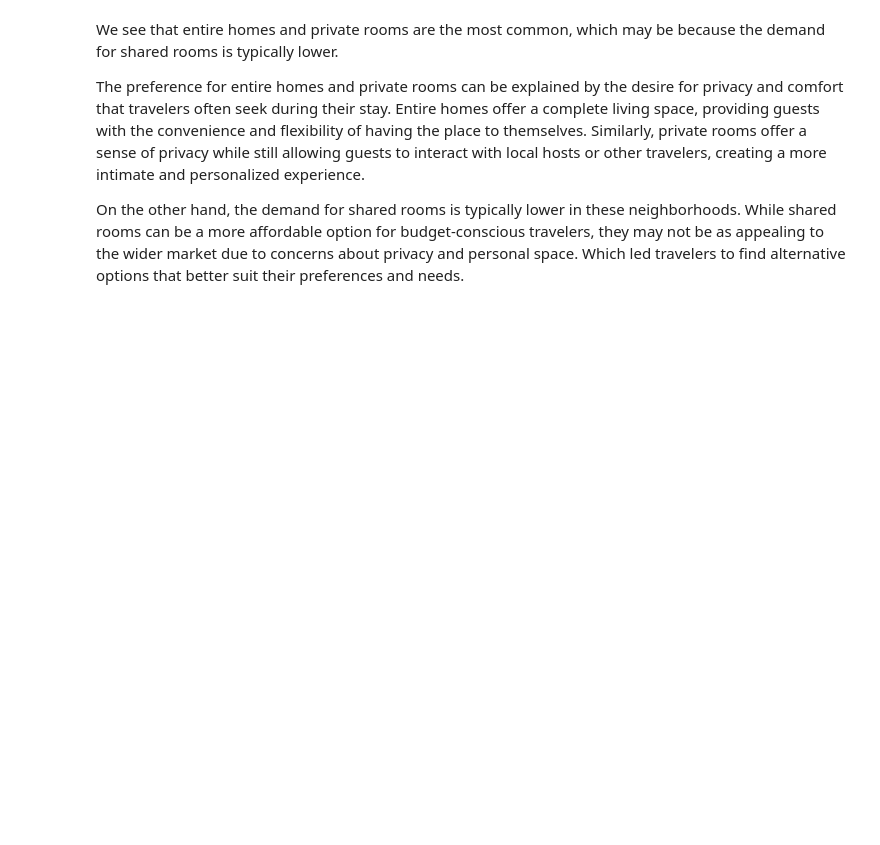
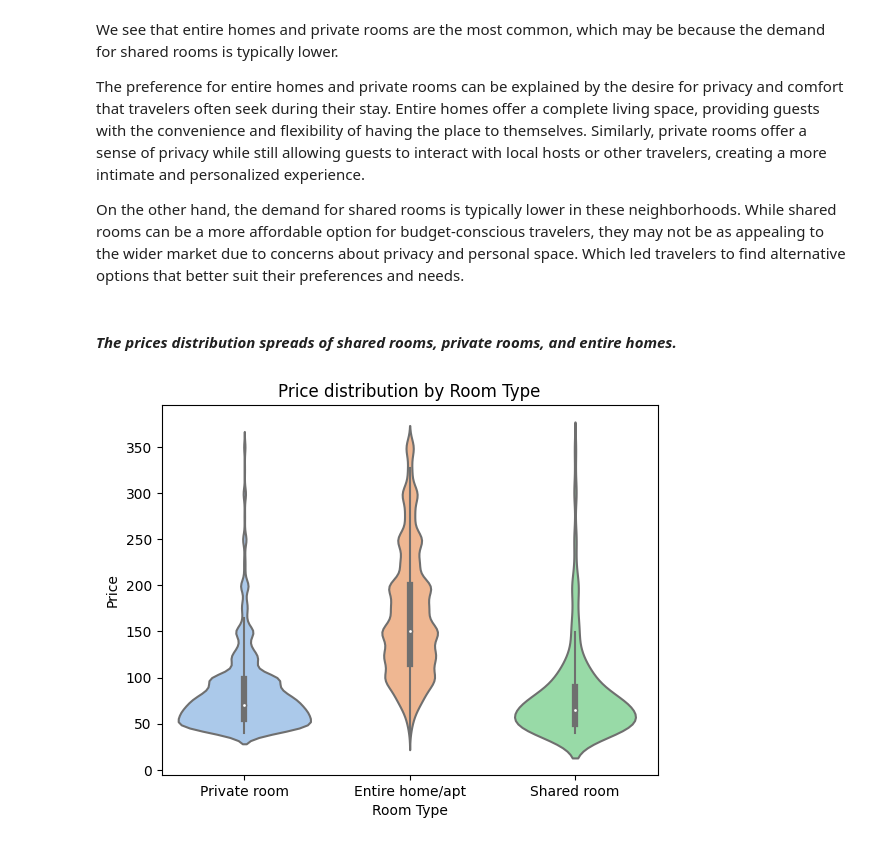
Before and after one commit to Nilaadri/Projects, a Jupyter notebook: NYC_Airbnb_Exploratory_Data_Analysis.ipynb, the cells around one changed output. Drawn from its saved outputs; the diff is of its cells as text; code cells hidden in the pictures; blank space fills up the shorter version.

```diff
--- a/NYC_Airbnb_Exploratory_Data_Analysis.ipynb
+++ b/NYC_Airbnb_Exploratory_Data_Analysis.ipynb
@@ -365,3 +369,11 @@ We see that entire homes and private rooms are the most common, which may be bec
 The preference for entire homes and private rooms can be explained by the desire for privacy and comfort that travelers often seek during their stay. Entire homes offer a complete living space, providing guests with the convenience and flexibility of having the place to themselves. Similarly, private rooms offer a sense of privacy while still allowing guests to interact with local hosts or other travelers, creating a more intimate and personalized experience.
 
 On the other hand, the demand for shared rooms is typically lower in these neighborhoods. While shared rooms can be a more affordable option for budget-conscious travelers, they may not be as appealing to the wider market due to concerns about privacy and personal space. Which led travelers to find alternative options that better suit their preferences and needs.
+# %% [markdown]
+####  *The prices distribution spreads of shared rooms, private rooms, and entire homes.*
+# %%
+ax4=sns.violinplot(data=df, x='room_type', y='price',palette='pastel')
+ax4.set(xlabel='Room Type', ylabel='Price', title='Price distribution by Room Type')
+plt.show()
+# %% [output]
+[figure, added]
```
Also changed, not shown: parts of 30 cells of this notebook.
